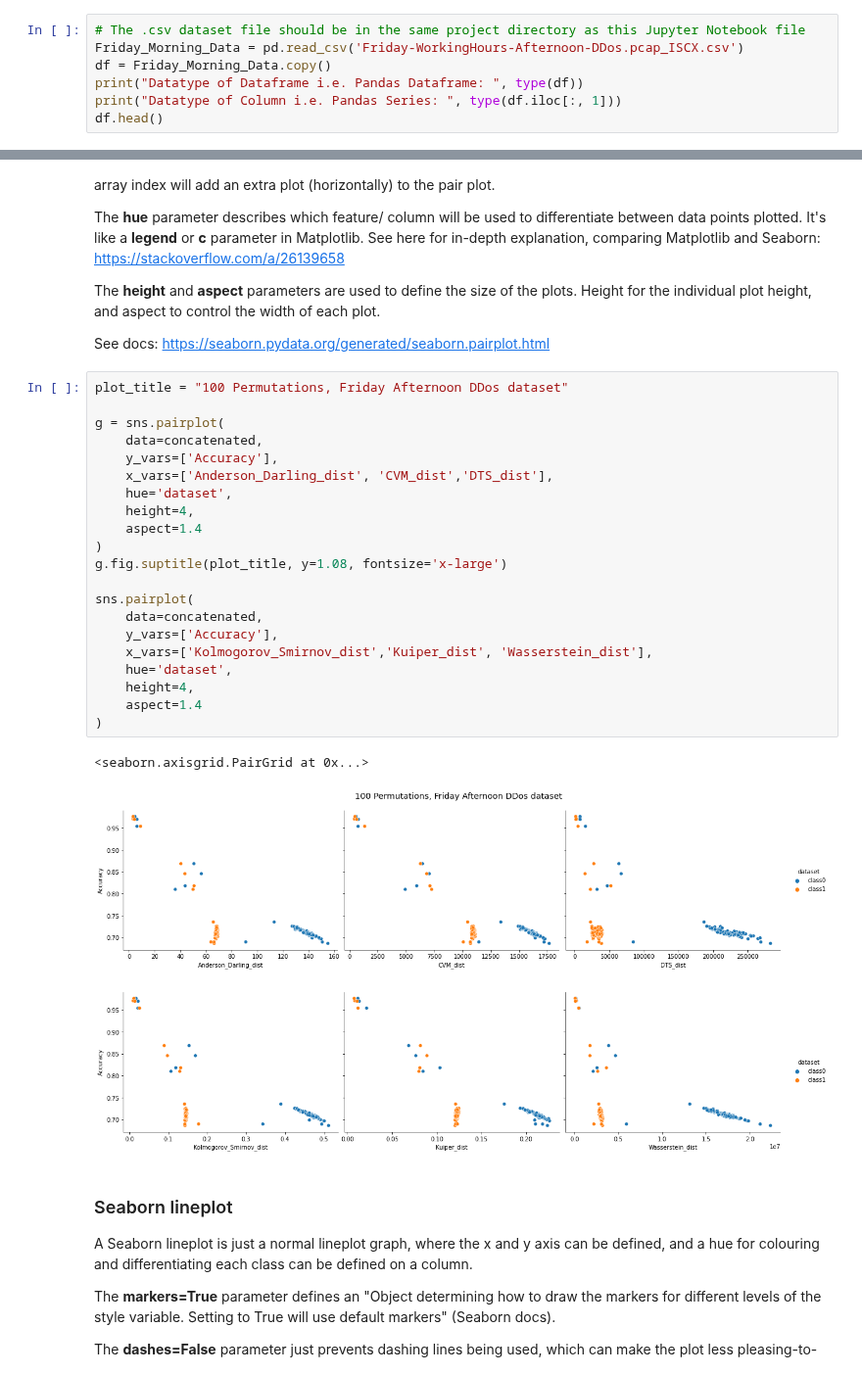
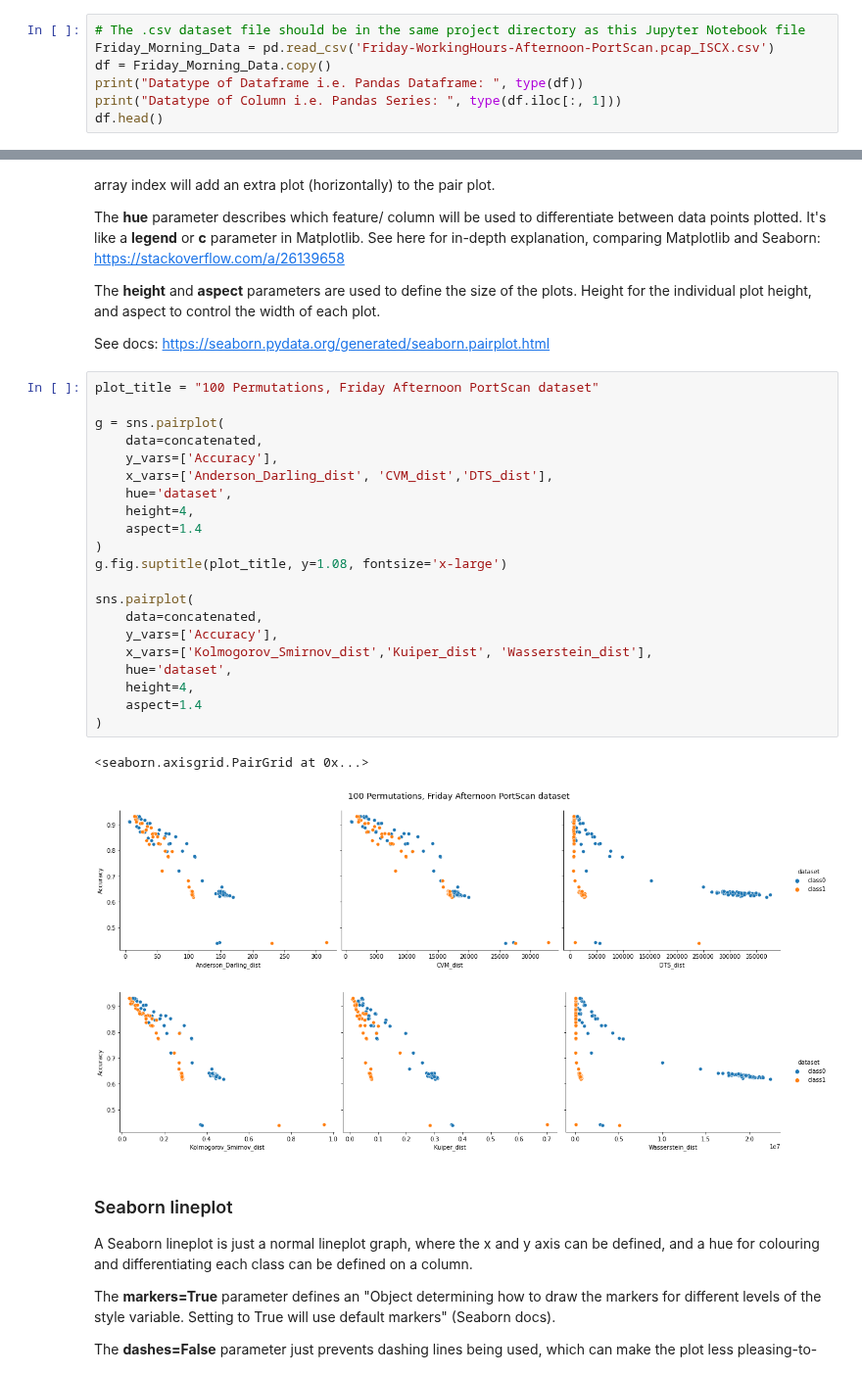
Before and after one commit to ISorokos/SafeML, a Jupyter notebook: Implementation_in_Python/CICIDS2017_Security_Data/Security_CICIDS2017_v1.ipynb, the cells around one changed output, grey strips where cells are left out. Shown at 98% size. Drawn from its saved outputs; the diff is of its cells as text.

Commit message:
Add 100 permutations, non-normalised PCA, Friday Afternoon PortScan dataset code run-through results

```diff
--- a/Implementation_in_Python/CICIDS2017_Security_Data/Security_CICIDS2017_v1.ipynb
+++ b/Implementation_in_Python/CICIDS2017_Security_Data/Security_CICIDS2017_v1.ipynb
@@ -345,7 +345,7 @@ num_of_statistical_dist_measures = 6
 - **df.head()** just shows the top (5 by default) entries in the imported dataset, which is now of type Pandas.Dataframe (see docs: https://pandas.pydata.org/pandas-docs/stable/reference/api/pandas.DataFrame.head.html)
 # %%
 # The .csv dataset file should be in the same project directory as this Jupyter Notebook file
-Friday_Morning_Data = pd.read_csv('Friday-WorkingHours-Afternoon-DDos.pcap_ISCX.csv')
+Friday_Morning_Data = pd.read_csv('Friday-WorkingHours-Afternoon-PortScan.pcap_ISCX.csv')
 df = Friday_Morning_Data.copy()
 print("Datatype of Dataframe i.e. Pandas Dataframe: ", type(df))
 print("Datatype of Column i.e. Pandas Series: ", type(df.iloc[:, 1]))
@@ -1220,30 +1225,30 @@ The **height** and **aspect** parameters are used to define the size of the plot
 
 See docs: https://seaborn.pydata.org/generated/seaborn.pairplot.html
 # %%
-plot_title = "100 Permutations, Friday Afternoon DDos dataset"
+plot_title = "100 Permutations, Friday Afternoon PortScan dataset"
 
 g = sns.pairplot(
     data=concatenated,
     y_vars=['Accuracy'],
     x_vars=['Anderson_Darling_dist', 'CVM_dist','DTS_dist'],
     hue='dataset',
     height=4,
     aspect=1.4
 )
 g.fig.suptitle(plot_title, y=1.08, fontsize='x-large')
 
 sns.pairplot(
     data=concatenated,
     y_vars=['Accuracy'],
     x_vars=['Kolmogorov_Smirnov_dist','Kuiper_dist', 'Wasserstein_dist'],
     hue='dataset',
     height=4,
     aspect=1.4
 )
 # %% [output]
 <seaborn.axisgrid.PairGrid at 0x...>
-[figure, old version]
+[figure, new version]
-[figure, old version]
+[figure, new version]
 # %% [markdown]
 ### Seaborn lineplot
 
```
Also changed, not shown: parts of 34 cells of this notebook.
